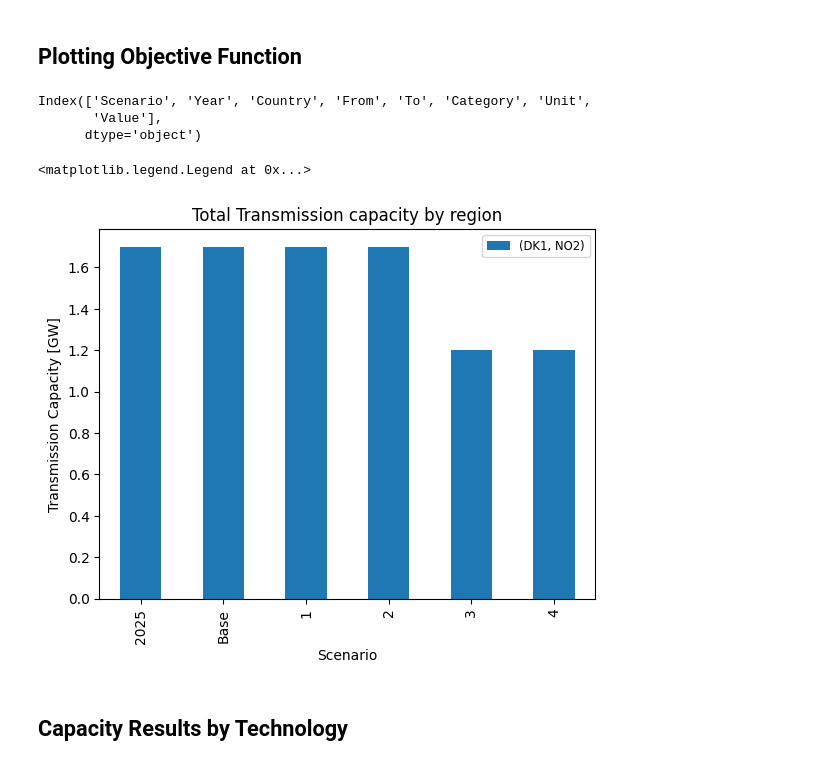
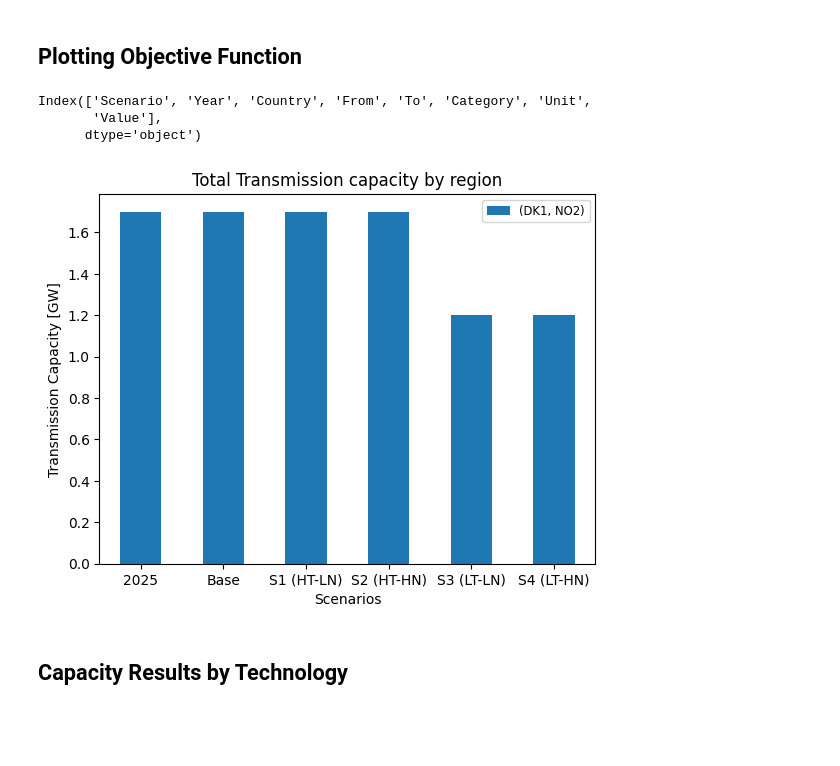
Before and after one commit to inesmartizq/LSESAub, a Jupyter notebook: Python_for_graphs_noDECOM.ipynb, the cells around one changed output. Saved outputs shown, nothing was run; the diff lists cells and outputs as text; code cells hidden in the pictures; blank space fills up the shorter version.

Commit message:
Updated results graphs

```diff
--- a/Python_for_graphs_noDECOM.ipynb
+++ b/Python_for_graphs_noDECOM.ipynb
@@ -54,42 +54,56 @@ Loading c:\Users\ir8n8\Desktop\DTU3\Large Energy Systems Analysis\Balmorel\LSESA
 Loading c:\Users\ir8n8\Desktop\DTU3\Large Energy Systems Analysis\Balmorel\LSESAub\0_results_for_python_noDECOM\4.gdx
 Loading c:\Users\ir8n8\Desktop\DTU3\Large Energy Systems Analysis\Balmorel\LSESAub\0_results_for_python_noDECOM\Base.gdx
 Loading c:\Users\ir8n8\Desktop\DTU3\Large Energy Systems Analysis\Balmorel\LSESAub\0_results_for_python_noDECOM\2025.gdx
+# %%
+# Human-readable x-axis labels
+SCENARIO_LABELS = {
+    '1':      'S1 (HT-LN)',
+    '2': 'S2 (HT-HN)',
+    '3': 'S3 (LT-LN)',
+    '4':       'S4 (LT-HN)',
+}
+
+def apply_scenario_labels(ax):
+    """Replace raw scenario names on x-axis with human-readable labels."""
+    ax.set_xticklabels([SCENARIO_LABELS.get(t.get_text(), t.get_text())
+                        for t in ax.get_xticklabels()])
+    ax.set_xlabel('Scenarios')
 # %% [markdown]
 ## Plotting Objective Function
 # %%
 obj_emi = res.get_result('X_CAP_YCR')
 
 # Print columns of obj_emi
 print(obj_emi.columns)
 
 # Aggregate
 #Show transmission from region to region, I want only NO2 to DK1
 obj_emi = obj_emi[(obj_emi['From'] == 'NO2') & (obj_emi['To'] == 'DK1')]
 obj_emi = obj_emi.pivot_table(index='Scenario',
                 columns=['To', 'From'],
                 values='Value',
                 aggfunc='sum')
 
 # Plot
 #order the scenarios
 obj_emi = obj_emi.reindex(['2025', 'Base', '1', '2', '3', '4'])
 
-ax = obj_emi.plot(kind='bar', stacked=True, ylabel='Transmission Capacity [GW]', grid=False)
+ax = obj_emi.plot(kind='bar', stacked=True, ylabel='Transmission Capacity [GW]', grid=False, rot=0)
 ax.set_title('Total Transmission capacity by region')
 
 # make the legend inside the plot area
 ax.legend(
     loc='upper right',
     ncols=2,
     frameon=True,
     fontsize='small'
 )
+apply_scenario_labels(ax)
 # %% [output]
 Index(['Scenario', 'Year', 'Country', 'From', 'To', 'Category', 'Unit',
        'Value'],
       dtype='object')
-<matplotlib.legend.Legend at 0x...>
-[figure, old version]
+[figure, new version]
 # %% [markdown]
 ## Capacity Results by Technology
 # %%
```
Also changed, not shown: parts of 5 cells of this notebook.
